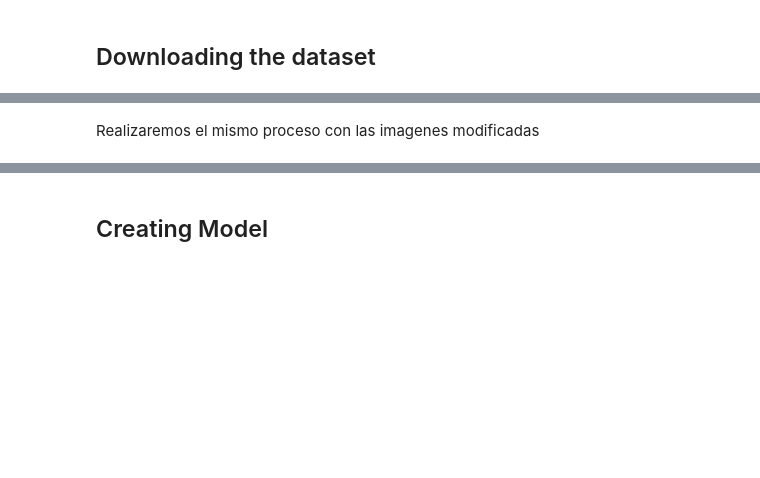
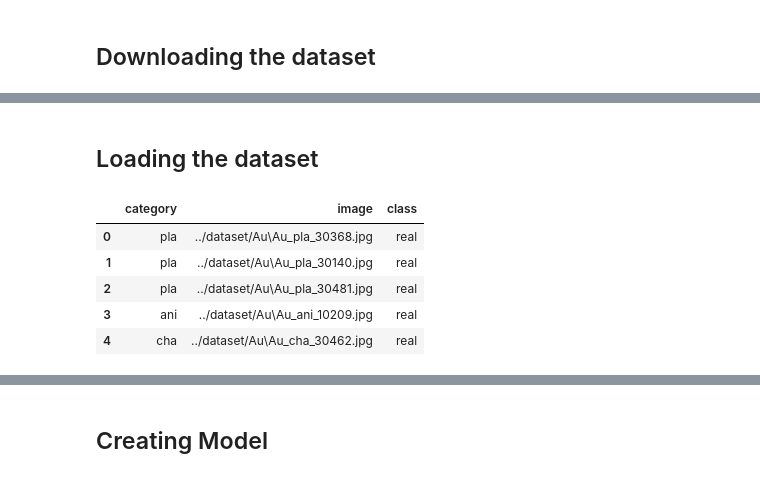
Before and after one commit to migueldemollet/Sherlook, a Jupyter notebook: src/models_ela.ipynb, the cells around one changed output, grey strips where cells are left out. Saved outputs shown, nothing was run; the diff lists cells and outputs as text; code cells hidden in the pictures; blank space fills up the shorter version.

```diff
--- a/src/models_ela.ipynb
+++ b/src/models_ela.ipynb
@@ -71,13 +81,34 @@ CLASS = ['Manipulated', 'Original']
+# %% [markdown]
+## Loading the dataset
 # %%
-cabezera = "category", "image", "real"
+cabezera = "category", "image", "class"
 df_au = pd.DataFrame(columns=cabezera)
+df_tp = pd.DataFrame(columns=cabezera)
 
 for idx, file in enumerate(os.listdir(REAL_IMAGE_PATH)):
-    img = cv2.imread(os.path.join(REAL_IMAGE_PATH, file))
-    img = cv2.resize(img, IMG_SIZE)
-    #img_np = np.array(img)
+    img_path = os.path.join(REAL_IMAGE_PATH, file)
     category = file.split("_")
 
-    df_au = pd.concat([df_au, pd.DataFrame([[category[1], img, 1]], columns=cabezera)], ignore_index=True)
+    df_au = pd.concat([df_au, pd.DataFrame([[category[1], img_path, CLASS[0]]], columns=cabezera)], ignore_index=True)
 
-df_au.head()
+for file in os.listdir(FAKE_IMAGE_PATH):
+    #convert image to np array
+    img_path = os.path.join(FAKE_IMAGE_PATH, file)
+
+    category = file.split("_")
+    category[5] = category[5][:3]
+    df_tp = pd.concat([df_tp, pd.DataFrame([[category[5], img_path, CLASS[1]]], columns=cabezera)], ignore_index=True)
+
+df = pd.concat([df_au, df_tp], ignore_index=True)
+df = df[df.category != "txt"]
+df = df[df.category != "ind"]
+df = df.sample(frac=1).reset_index(drop=True)
+
+df.head()
+# %% [output]
+|  | category | image | class |
+| 0 | pla | ../dataset/Au\Au_pla_30368.jpg | real |
+| 1 | pla | ../dataset/Au\Au_pla_30140.jpg | real |
+| 2 | pla | ../dataset/Au\Au_pla_30481.jpg | real |
+| 3 | ani | ../dataset/Au\Au_ani_10209.jpg | real |
+| 4 | cha | ../dataset/Au\Au_cha_30462.jpg | real |
@@ -93,2 +114,0 @@ df_au = df_au.sample(frac=1).reset_index(drop=True)
-# %% [markdown]
-Realizaremos el mismo proceso con las imagenes modificadas
```
Also changed, not shown: parts of 31 cells of this notebook, 2 other files.
